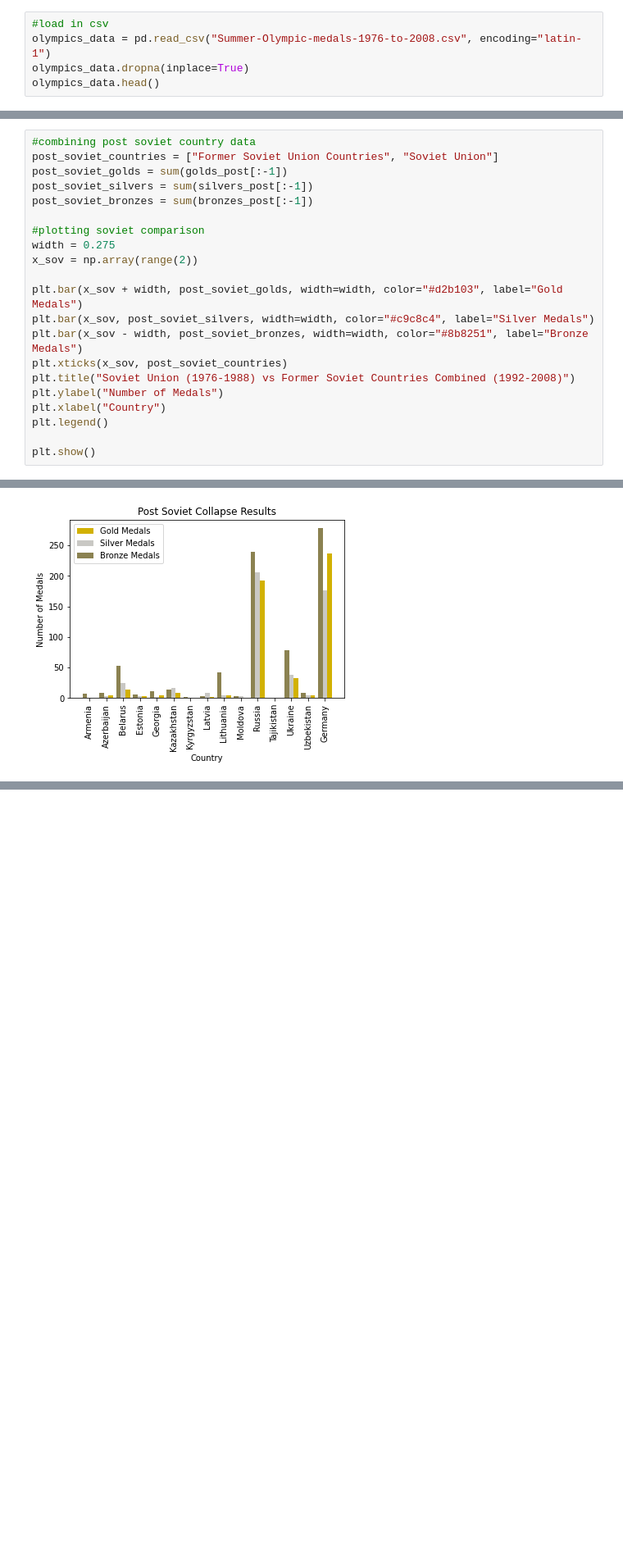
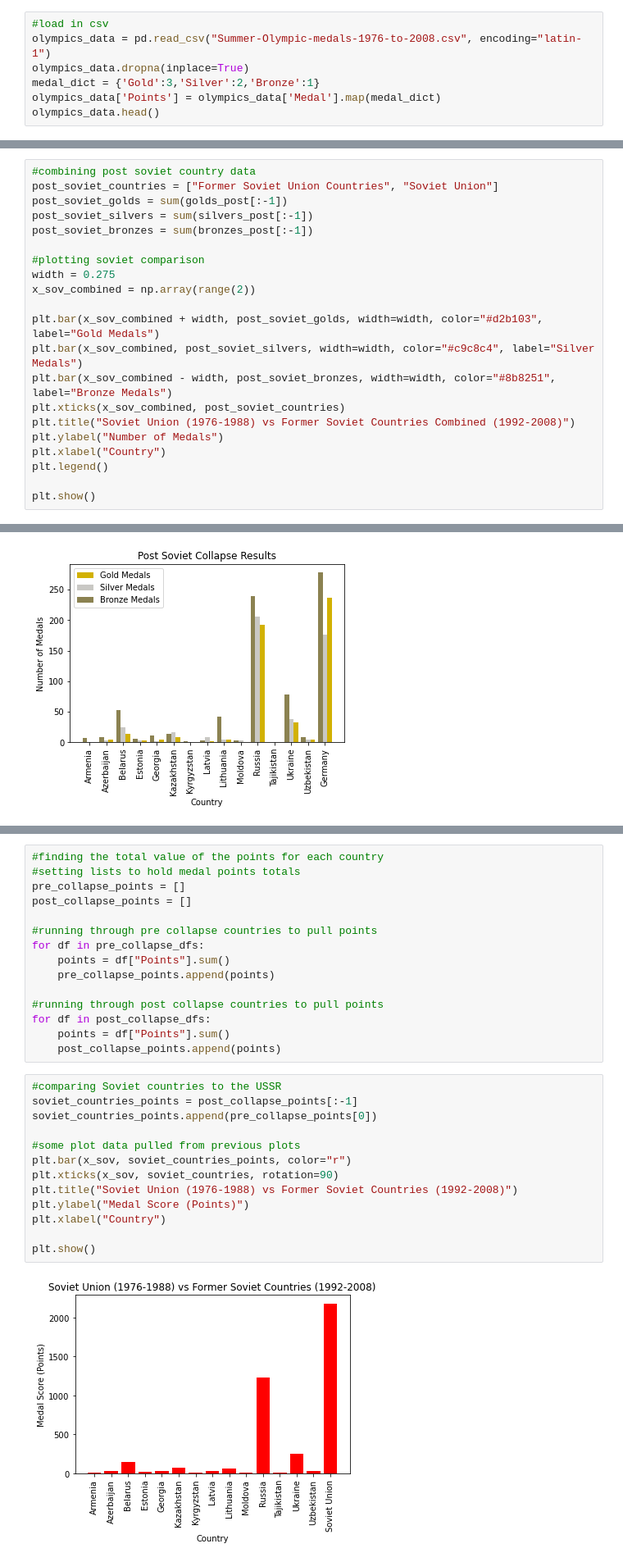
Before and after one commit to rbvancleave/project_1_olympicmedals, a Jupyter notebook: Summer-Olympics-Main.ipynb, the cells around one changed output, grey strips where cells are left out. Shown: that part at 82% size. Saved outputs shown, nothing was run; the diff lists cells and outputs as text; blank space fills up the shorter version.

```diff
--- a/Summer-Olympics-Main.ipynb
+++ b/Summer-Olympics-Main.ipynb
@@ -10,6 +10,8 @@ import json
 #load in csv
 olympics_data = pd.read_csv("Summer-Olympic-medals-1976-to-2008.csv", encoding="latin-1")
 olympics_data.dropna(inplace=True)
+medal_dict = {'Gold':3,'Silver':2,'Bronze':1}
+olympics_data['Points'] = olympics_data['Medal'].map(medal_dict)
 olympics_data.head()
 # %% [output]
 |  | City | Year | Sport | Discipline | Event | Athlete | Gender | Country_Code | Country | Event_gender | ... |
@@ -209,12 +211,12 @@ post_soviet_bronzes = sum(bronzes_post[:-1])
 
 #plotting soviet comparison
 width = 0.275
-x_sov = np.array(range(2))
+x_sov_combined = np.array(range(2))
 
-plt.bar(x_sov + width, post_soviet_golds, width=width, color="#d2b103", label="Gold Medals")
-plt.bar(x_sov, post_soviet_silvers, width=width, color="#c9c8c4", label="Silver Medals")
-plt.bar(x_sov - width, post_soviet_bronzes, width=width, color="#8b8251", label="Bronze Medals")
-plt.xticks(x_sov, post_soviet_countries)
+plt.bar(x_sov_combined + width, post_soviet_golds, width=width, color="#d2b103", label="Gold Medals")
+plt.bar(x_sov_combined, post_soviet_silvers, width=width, color="#c9c8c4", label="Silver Medals")
+plt.bar(x_sov_combined - width, post_soviet_bronzes, width=width, color="#8b8251", label="Bronze Medals")
+plt.xticks(x_sov_combined, post_soviet_countries)
 plt.title("Soviet Union (1976-1988) vs Former Soviet Countries Combined (1992-2008)")
 plt.ylabel("Number of Medals")
 plt.xlabel("Country")
@@ -261,0 +266,30 @@ plt.show()
+# %%
+#finding the total value of the points for each country
+#setting lists to hold medal points totals
+pre_collapse_points = []
+post_collapse_points = []
+
+#running through pre collapse countries to pull points
+for df in pre_collapse_dfs:
+    points = df["Points"].sum()
+    pre_collapse_points.append(points)
+
+#running through post collapse countries to pull points
+for df in post_collapse_dfs:
+    points = df["Points"].sum()
+    post_collapse_points.append(points)
+# %%
+#comparing Soviet countries to the USSR
+soviet_countries_points = post_collapse_points[:-1]
+soviet_countries_points.append(pre_collapse_points[0])
+
+#some plot data pulled from previous plots
+plt.bar(x_sov, soviet_countries_points, color="r")
+plt.xticks(x_sov, soviet_countries, rotation=90)
+plt.title("Soviet Union (1976-1988) vs Former Soviet Countries (1992-2008)")
+plt.ylabel("Medal Score (Points)")
+plt.xlabel("Country")
+
+plt.show()
+# %% [output]
+[figure, added]
```
Also changed, not shown: parts of 3 cells of this notebook.
